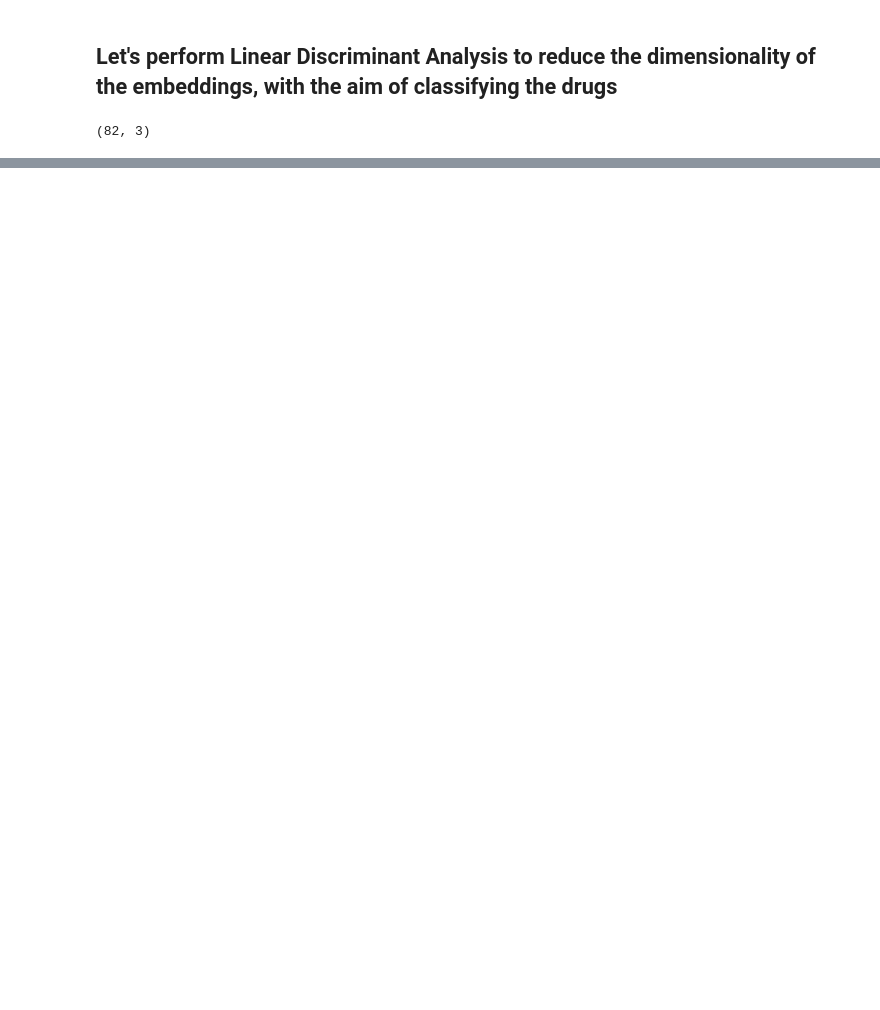
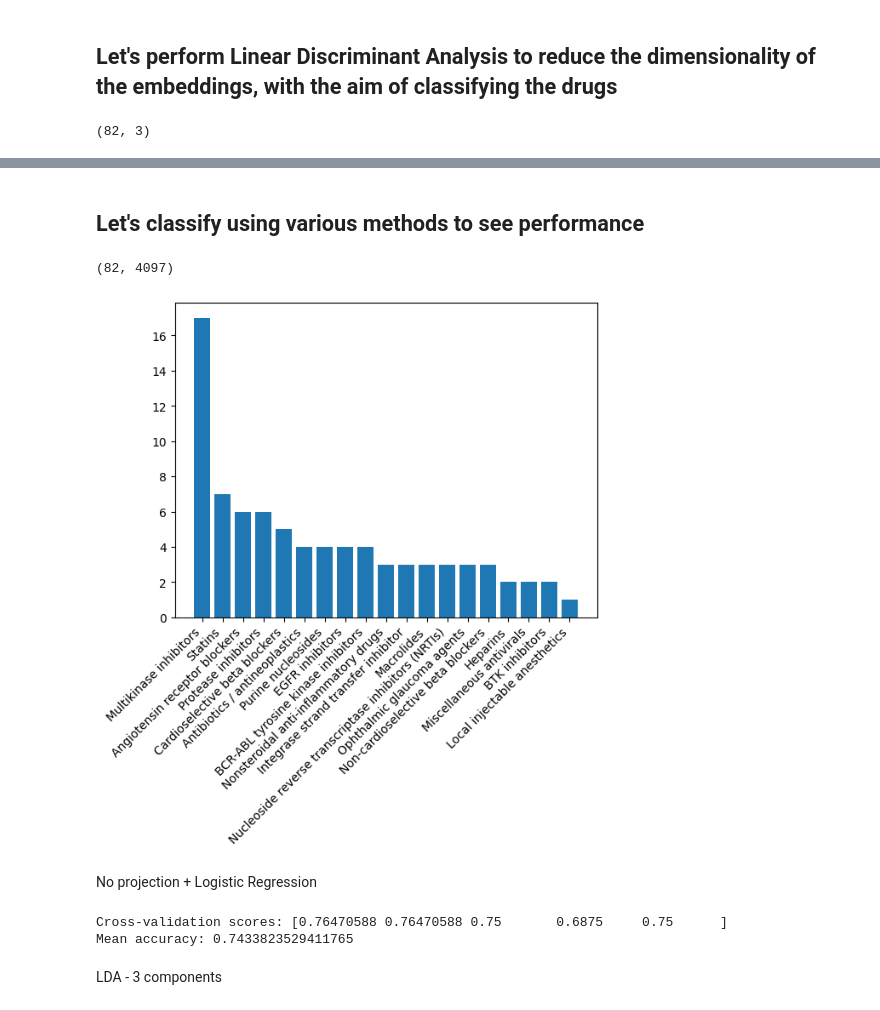
Before and after one commit to ariellubonja/drugs-embedding, a Jupyter notebook: Embeddings_EDA.ipynb, the cells around one changed output, grey strips where cells are left out. Saved outputs shown, nothing was run; the diff lists cells and outputs as text; code cells hidden in the pictures; blank space fills up the shorter version.

Commit message:
Various classification accuracies

```diff
--- a/Embeddings_EDA.ipynb
+++ b/Embeddings_EDA.ipynb
@@ -256,0 +260,2 @@ plot_interactive_3d(lda_3d)
+# %% [markdown]
+## Let's classify using various methods to see performance
@@ -256,0 +269,6 @@ plot_interactive_3d(lda_3d)
+# %%
+data = intersecting_drugs_w_embd_df
+data['Drug Class'] = selected_drugs_com_molecules.loc[intersecting_drugs_w_embd_df.index]['Drug Class']
+data.shape
+# %% [output]
+(82, 4097)
@@ -256,0 +277,13 @@ plot_interactive_3d(lda_3d)
+# %%
+# Histogram of classes
+plt.figure()
+
+class_counts = data["Drug Class"].value_counts()
+plt.bar(class_counts.index, class_counts.values)
+
+# Rotate x-axis labels diagonally
+plt.xticks(rotation=45, ha='right')
+
+plt.show()
+# %% [output]
+[figure, added]
@@ -256,0 +298,9 @@ plot_interactive_3d(lda_3d)
+# %% [markdown]
+No projection + Logistic Regression
+# %%
+run_cross_val(LogisticRegression(max_iter=1000), data)
+# %% [output]
+Cross-validation scores: [0.76470588 0.76470588 0.75       0.6875     0.75      ]
+Mean accuracy: 0.7433823529411765
+# %% [markdown]
+LDA - 3 components
```
Also changed, not shown: parts of 22 cells of this notebook.
